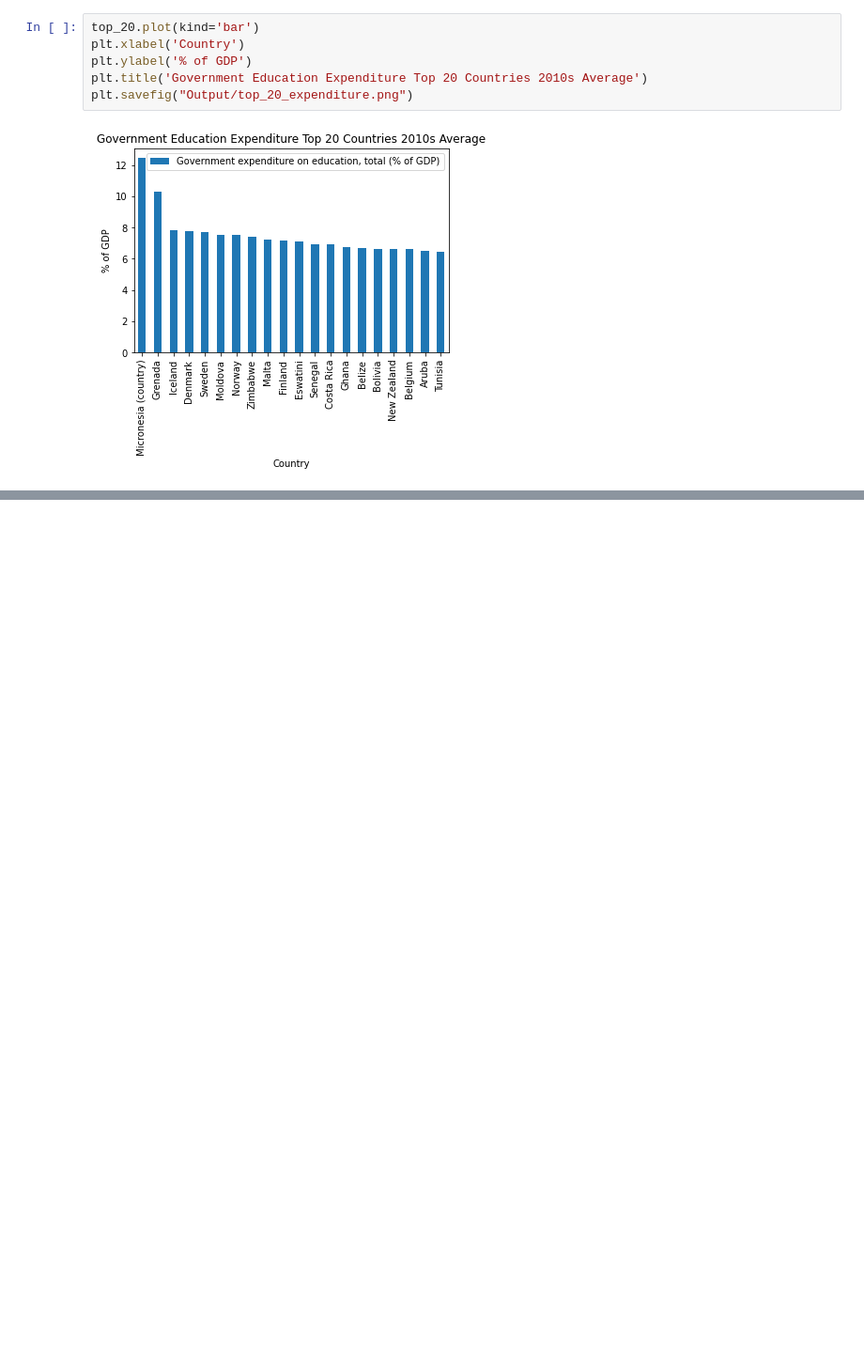
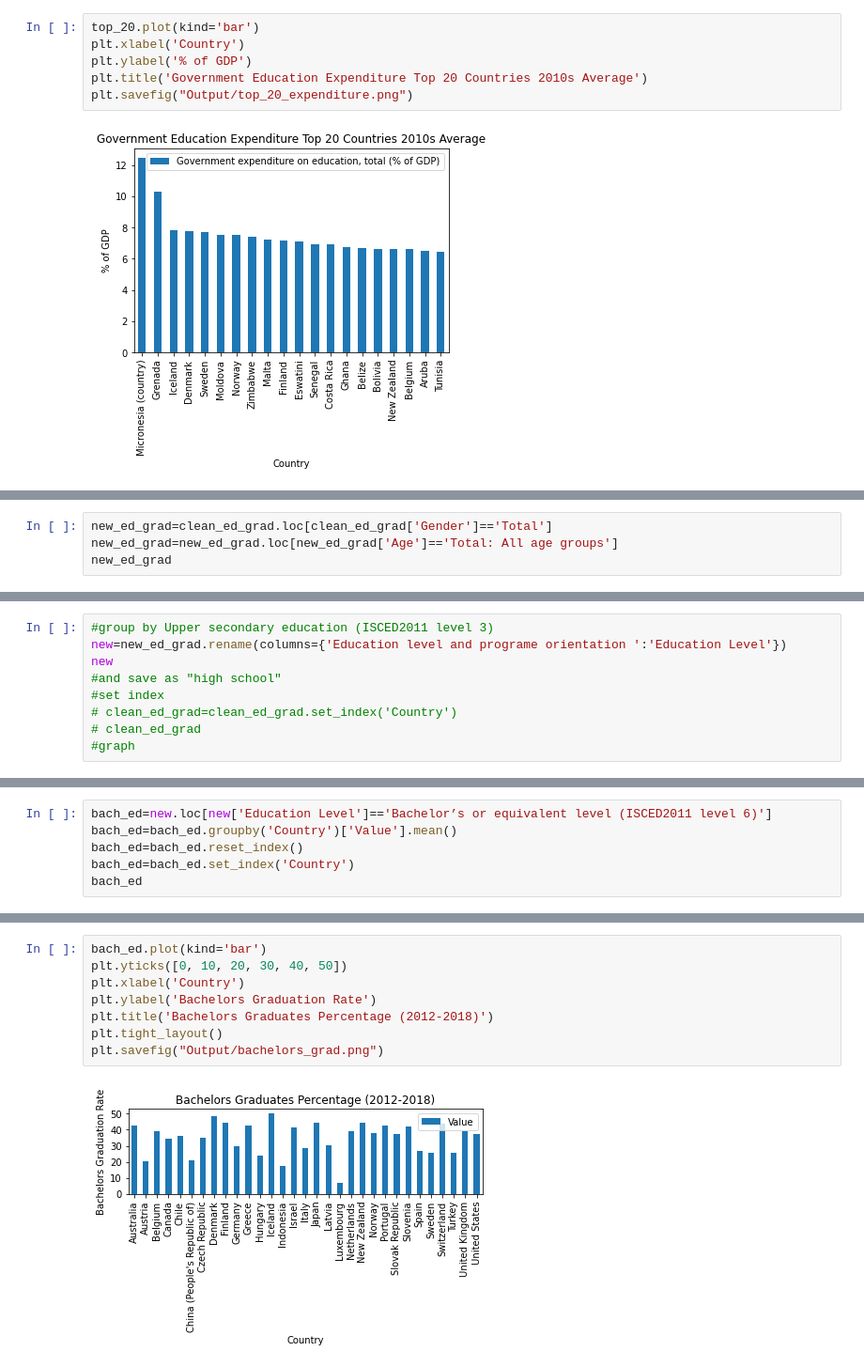
Before and after one commit to pamhinostroza/Project_1, a Jupyter notebook: Project_Main.ipynb, the cells around one changed output, grey strips where cells are left out. Shown: that part at 94% size. Cells and saved outputs as stored; diff of their text form; blank space fills up the shorter version.

Commit message:
graduation rates almost done

```diff
--- a/Project_Main.ipynb
+++ b/Project_Main.ipynb
@@ -195,0 +177,4 @@ clean_ed_grad.loc[clean_ed_grad['Country']=='Denmark']
+# %%
+new_ed_grad=clean_ed_grad.loc[clean_ed_grad['Gender']=='Total']
+new_ed_grad=new_ed_grad.loc[new_ed_grad['Age']=='Total: All age groups']
+new_ed_grad
@@ -195,0 +195,9 @@ clean_ed_grad.loc[clean_ed_grad['Country']=='Denmark']
+# %%
+#group by Upper secondary education (ISCED2011 level 3)
+new=new_ed_grad.rename(columns={'Education level and programe orientation ':'Education Level'})
+new
+#and save as "high school"
+#set index
+# clean_ed_grad=clean_ed_grad.set_index('Country')
+# clean_ed_grad
+#graph
@@ -195,0 +218,6 @@ clean_ed_grad.loc[clean_ed_grad['Country']=='Denmark']
+# %%
+bach_ed=new.loc[new['Education Level']=='Bachelor’s or equivalent level (ISCED2011 level 6)']
+bach_ed=bach_ed.groupby('Country')['Value'].mean()
+bach_ed=bach_ed.reset_index()
+bach_ed=bach_ed.set_index('Country')
+bach_ed
@@ -195,0 +243,10 @@ clean_ed_grad.loc[clean_ed_grad['Country']=='Denmark']
+# %%
+bach_ed.plot(kind='bar')
+plt.yticks([0, 10, 20, 30, 40, 50])
+plt.xlabel('Country')
+plt.ylabel('Bachelors Graduation Rate')
+plt.title('Bachelors Graduates Percentage (2012-2018)')
+plt.tight_layout()
+plt.savefig("Output/bachelors_grad.png")
+# %% [output]
+[figure, added]
```
Also changed, not shown: parts of 16 cells of this notebook, 3 other files.
